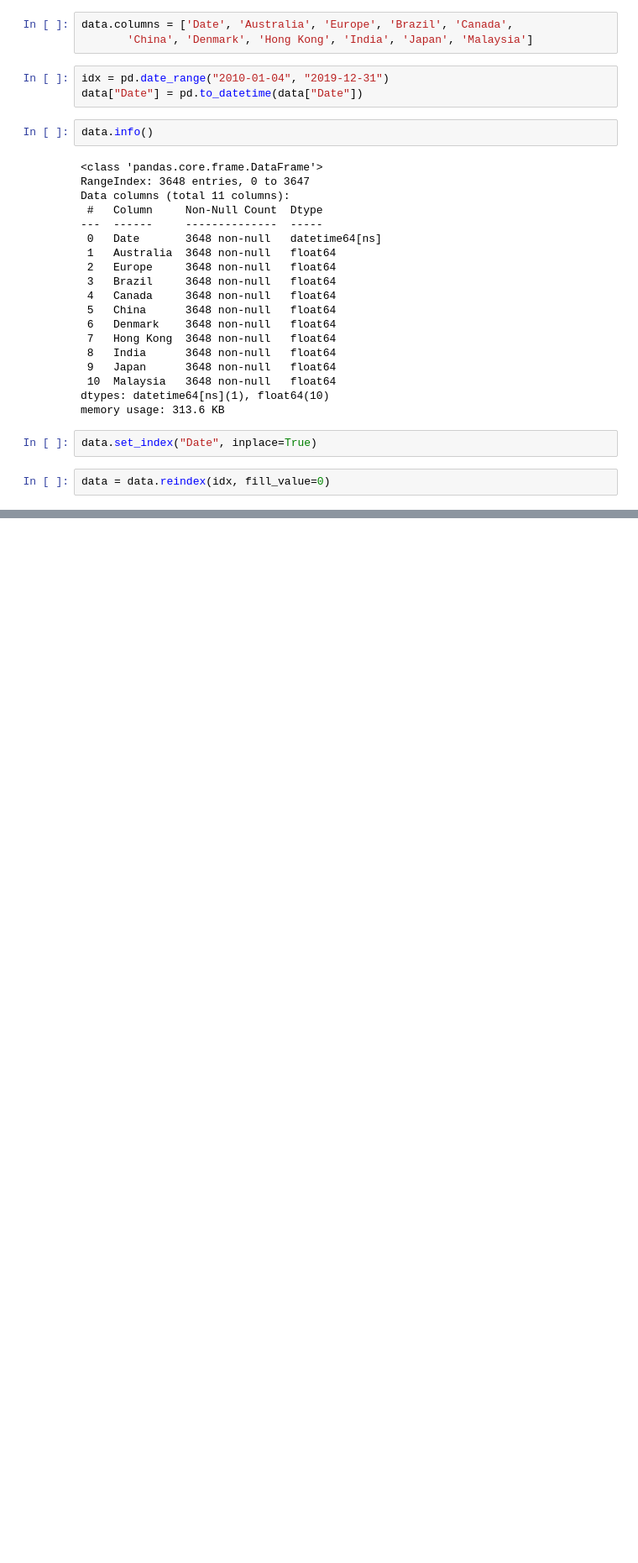
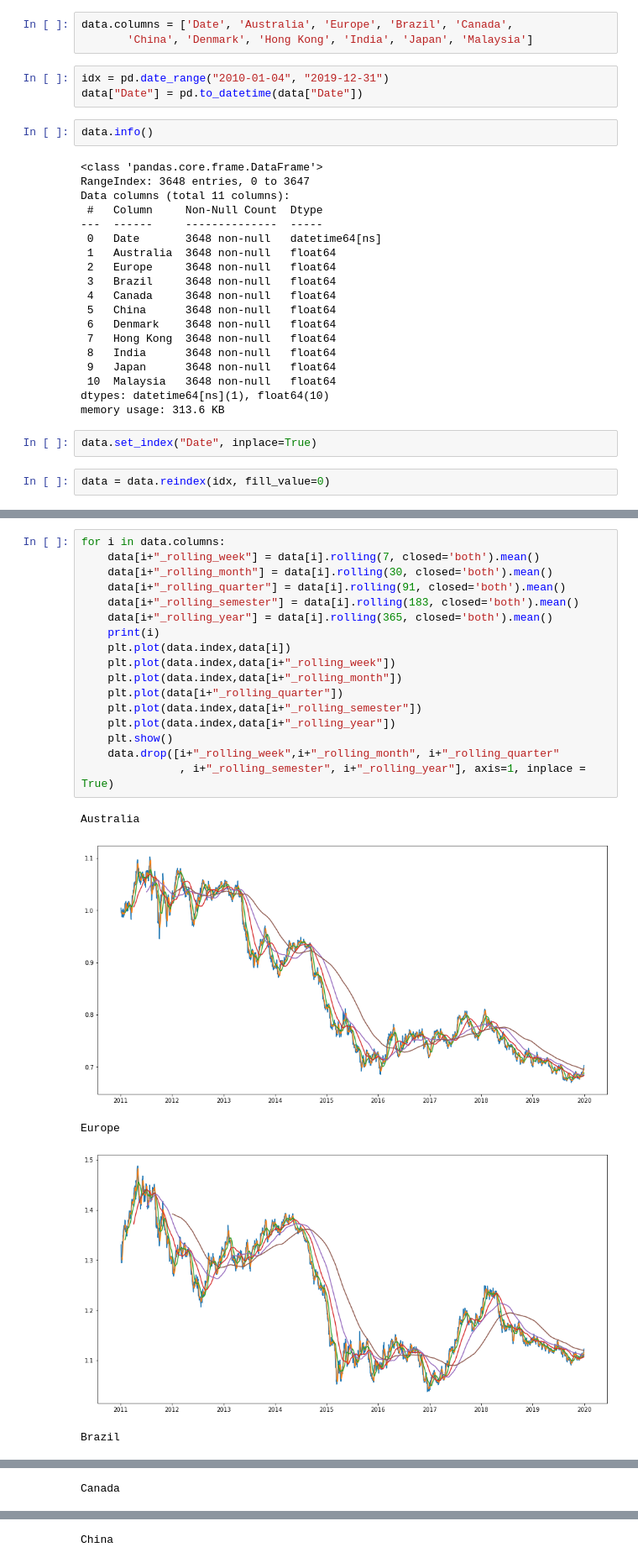
Before and after one commit to P3rdix/DL_Currency_Exchange_Rate, a Jupyter notebook: Preprocessing.ipynb, the cells around one changed output, grey strips where cells are left out. Shown at 84% size. Saved outputs shown, nothing was run; the diff lists cells and outputs as text; blank space fills up the shorter version.

```diff
--- a/Preprocessing.ipynb
+++ b/Preprocessing.ipynb
@@ -126,0 +121,23 @@ Freq: D, Name: Japan, dtype: float64
+# %%
+for i in data.columns:
+    data[i+"_rolling_week"] = data[i].rolling(7, closed='both').mean()
+    data[i+"_rolling_month"] = data[i].rolling(30, closed='both').mean()
+    data[i+"_rolling_quarter"] = data[i].rolling(91, closed='both').mean()
+    data[i+"_rolling_semester"] = data[i].rolling(183, closed='both').mean()
+    data[i+"_rolling_year"] = data[i].rolling(365, closed='both').mean()
+    print(i)
+    plt.plot(data.index,data[i])
+    plt.plot(data.index,data[i+"_rolling_week"])
+    plt.plot(data.index,data[i+"_rolling_month"])
+    plt.plot(data[i+"_rolling_quarter"])
+    plt.plot(data.index,data[i+"_rolling_semester"])
+    plt.plot(data.index,data[i+"_rolling_year"])
+    plt.show()
+    data.drop([i+"_rolling_week",i+"_rolling_month", i+"_rolling_quarter"
+               , i+"_rolling_semester", i+"_rolling_year"], axis=1, inplace = True)
+# %% [output]
+Australia
+[figure, added]
+Europe
+[figure, added]
+Brazil
@@ -126,0 +145 @@ Freq: D, Name: Japan, dtype: float64
+Canada
@@ -126,0 +147 @@ Freq: D, Name: Japan, dtype: float64
+China
```
Also changed, not shown: parts of 14 cells of this notebook, 2 other files.
